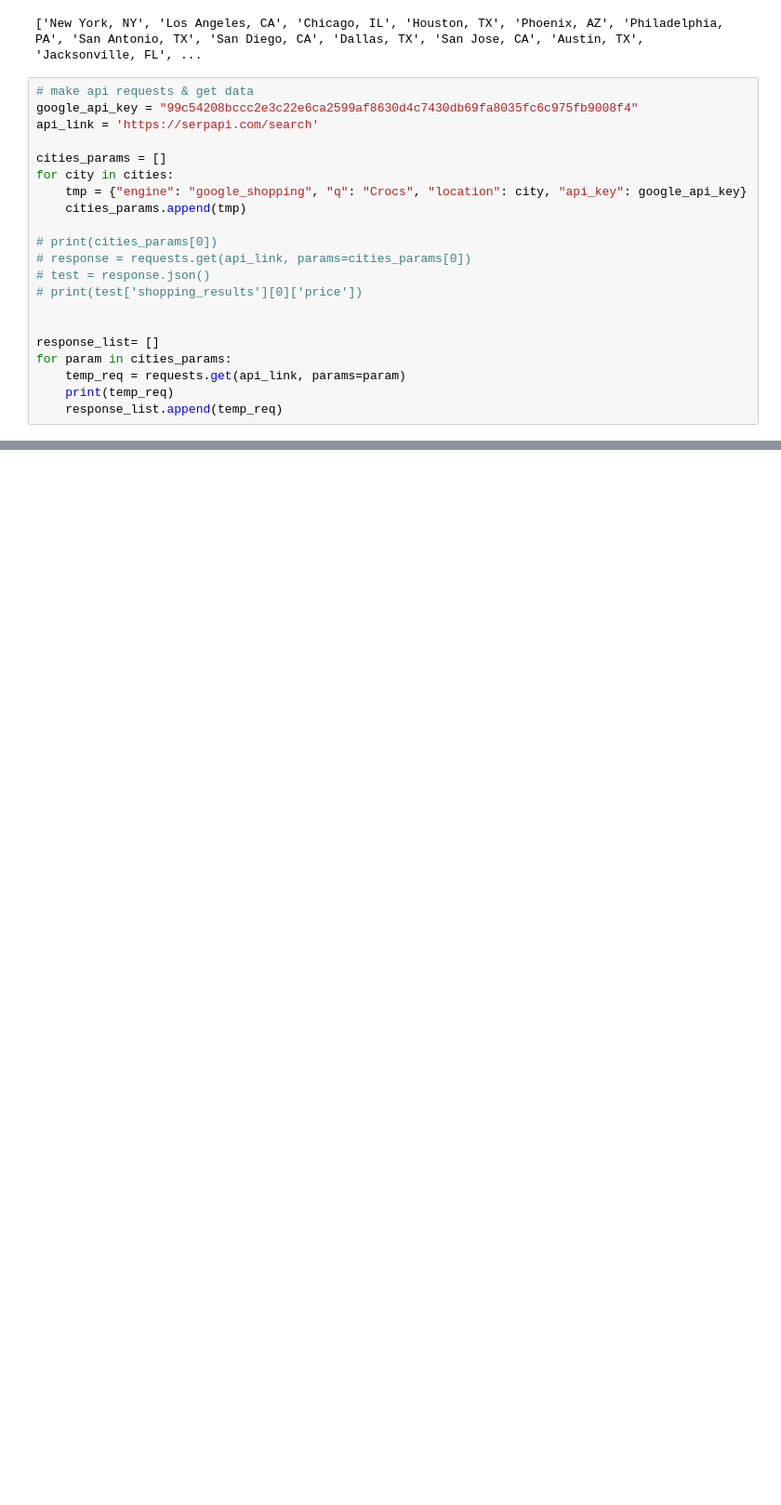
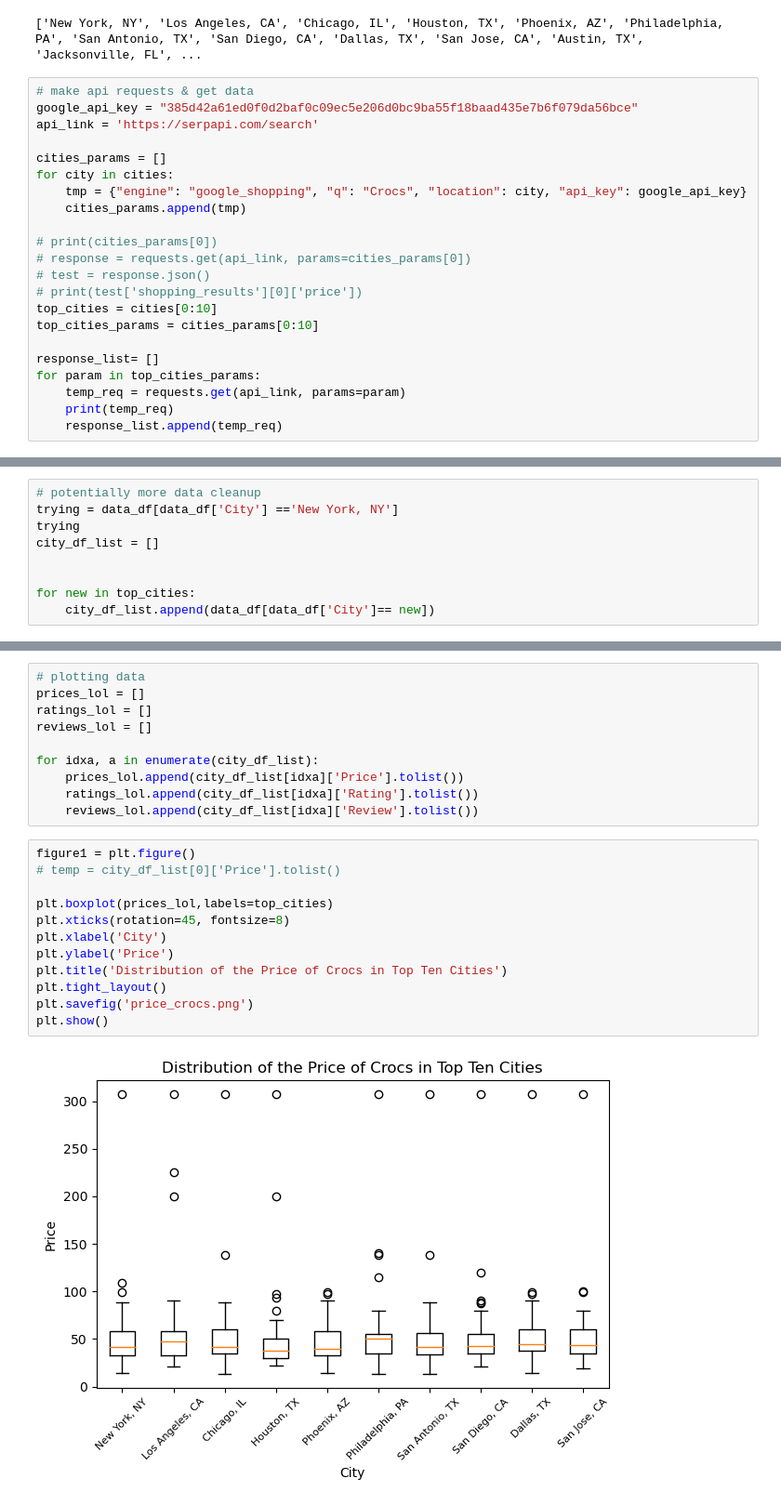
Before and after one commit to NoelleMtz/BirkCroc, a Jupyter notebook: kyara_analysis/crocs_prices_by_location.ipynb, the cells around one changed output, grey strips where cells are left out. Shown: that part at 93% size. Cells and saved outputs as stored; diff of their text form; blank space fills up the shorter version.

Commit message:
my box PLOT git status! FOR CROOCS ONLY

```diff
--- a/kyara_analysis/crocs_prices_by_location.ipynb
+++ b/kyara_analysis/crocs_prices_by_location.ipynb
@@ -87,7 +88,7 @@ print(cities)
 ['New York, NY', 'Los Angeles, CA', 'Chicago, IL', 'Houston, TX', 'Phoenix, AZ', 'Philadelphia, PA', 'San Antonio, TX', 'San Diego, CA', 'Dallas, TX', 'San Jose, CA', 'Austin, TX', 'Jacksonville, FL', ...
 # %%
 # make api requests & get data
-google_api_key = "99c54208bccc2e3c22e6ca2599af8630d4c7430db69fa8035fc6c975fb9008f4"
+google_api_key = "385d42a61ed0f0d2baf0c09ec5e206d0bc9ba55f18baad435e7b6f079da56bce"
 api_link = 'https://serpapi.com/search'
 
 cities_params = []
@@ -99,10 +100,11 @@ for city in cities:
 # response = requests.get(api_link, params=cities_params[0])
 # test = response.json()
 # print(test['shopping_results'][0]['price'])
-
+top_cities = cities[0:10]
+top_cities_params = cities_params[0:10]
 
 response_list= []
-for param in cities_params:
+for param in top_cities_params:
     temp_req = requests.get(api_link, params=param)
     print(temp_req)
     response_list.append(temp_req)
@@ -148,0 +188,9 @@ data_df
+# %%
+# potentially more data cleanup
+trying = data_df[data_df['City'] =='New York, NY']
+trying
+city_df_list = []
+
+
+for new in top_cities:
+    city_df_list.append(data_df[data_df['City']== new])
@@ -148,0 +212,24 @@ data_df
+# %%
+# plotting data
+prices_lol = []
+ratings_lol = []
+reviews_lol = []
+
+for idxa, a in enumerate(city_df_list):
+    prices_lol.append(city_df_list[idxa]['Price'].tolist())
+    ratings_lol.append(city_df_list[idxa]['Rating'].tolist())
+    reviews_lol.append(city_df_list[idxa]['Review'].tolist())
+# %%
+figure1 = plt.figure()
+# temp = city_df_list[0]['Price'].tolist()
+
+plt.boxplot(prices_lol,labels=top_cities)
+plt.xticks(rotation=45, fontsize=8)
+plt.xlabel('City')
+plt.ylabel('Price')
+plt.title('Distribution of the Price of Crocs in Top Ten Cities')
+plt.tight_layout()
+plt.savefig('price_crocs.png')
+plt.show()
+# %% [output]
+[figure, added]
```
Also changed, not shown: parts of 10 cells of this notebook, 3 other files.
